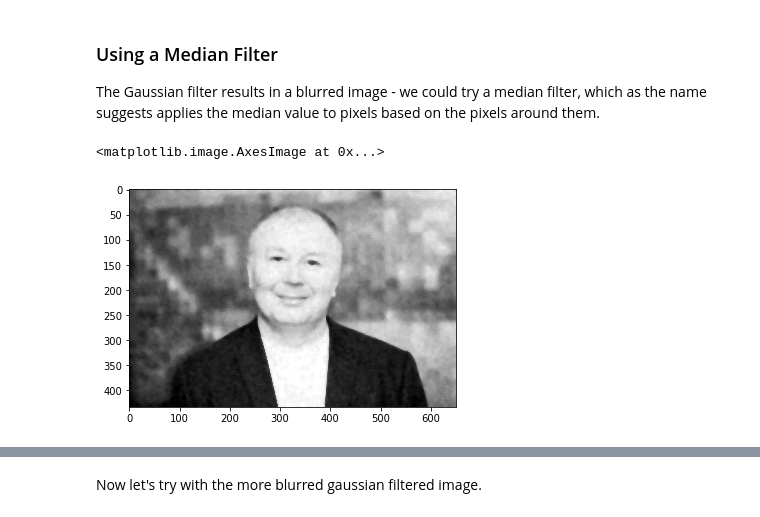
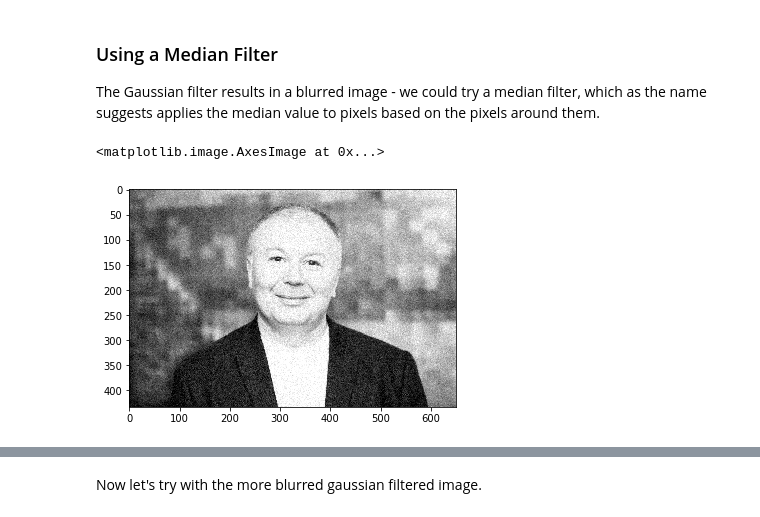
Before and after one commit to OzBonus/Selbstbildung, a Jupyter notebook: DAT263x/Vision.ipynb, the cells around one changed output, grey strips where cells are left out. Drawn from its saved outputs; the diff is of its cells as text; code cells hidden in the pictures.

```diff
--- a/DAT263x/Vision.ipynb
+++ b/DAT263x/Vision.ipynb
@@ -147,15 +147,15 @@ imshow(i_g, cmap="gray")
 ### Using a Median Filter
 The Gaussian filter results in a blurred image - we could try a median filter, which as the name suggests applies the median value to pixels based on the pixels around them.
 # %%
-def med_filter(im, size = 8):
+def med_filter(im, size = 2):
     from scipy.ndimage.filters import median_filter as mf
     import numpy as np
     return mf(im, size = size)
 i_m = med_filter(i_n)
 imshow(i_m, cmap="gray")
 # %% [output]
 <matplotlib.image.AxesImage at 0x...>
-[figure, old version]
+[figure, new version]
 # %% [markdown]
 ### Extract Features
 Now that we've done some initial processing of the image to improve its statistics for analysis, we can start to extract features from it.
```
Also changed, not shown: parts of 39 cells of this notebook, 9 other files.
